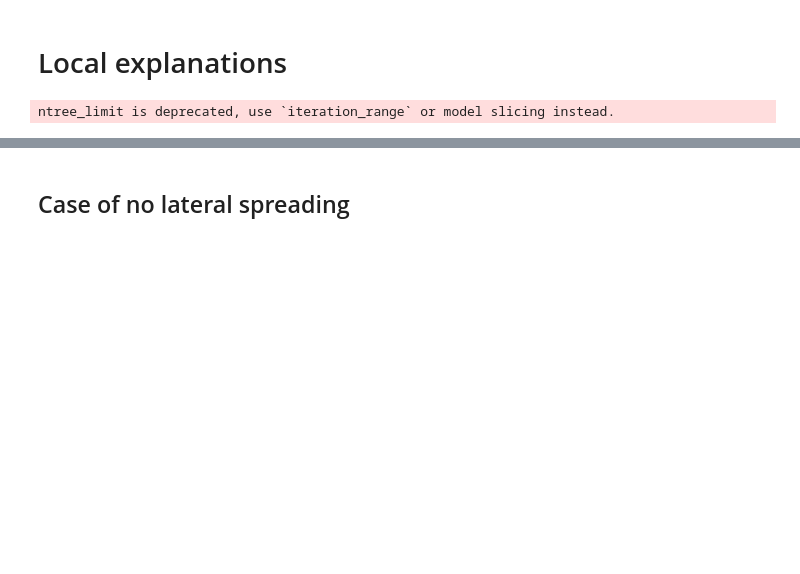
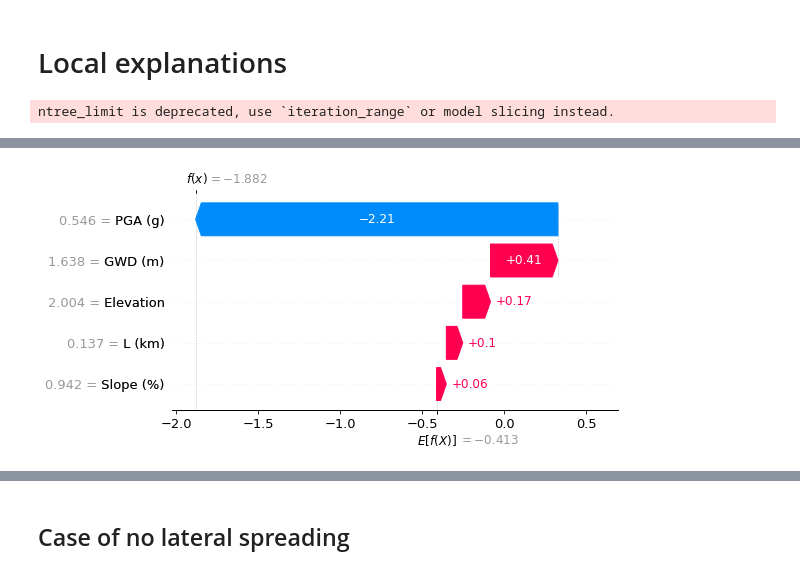
Before and after one commit to geoelements/xai-lateral-spreading, a Jupyter notebook: shap-explainer.ipynb, the cells around one changed output, grey strips where cells are left out. Cells and saved outputs as stored; diff of their text form; code cells hidden in the pictures; blank space fills up the shorter version.

```diff
--- a/shap-explainer.ipynb
+++ b/shap-explainer.ipynb
@@ -197,0 +135,4 @@ ntree_limit is deprecated, use `iteration_range` or model slicing instead.
+# %%
+shap.plots.waterfall(shap_values[3])
+# %% [output]
+[figure, added]
```
Also changed, not shown: parts of 22 cells of this notebook, 14 other files.
